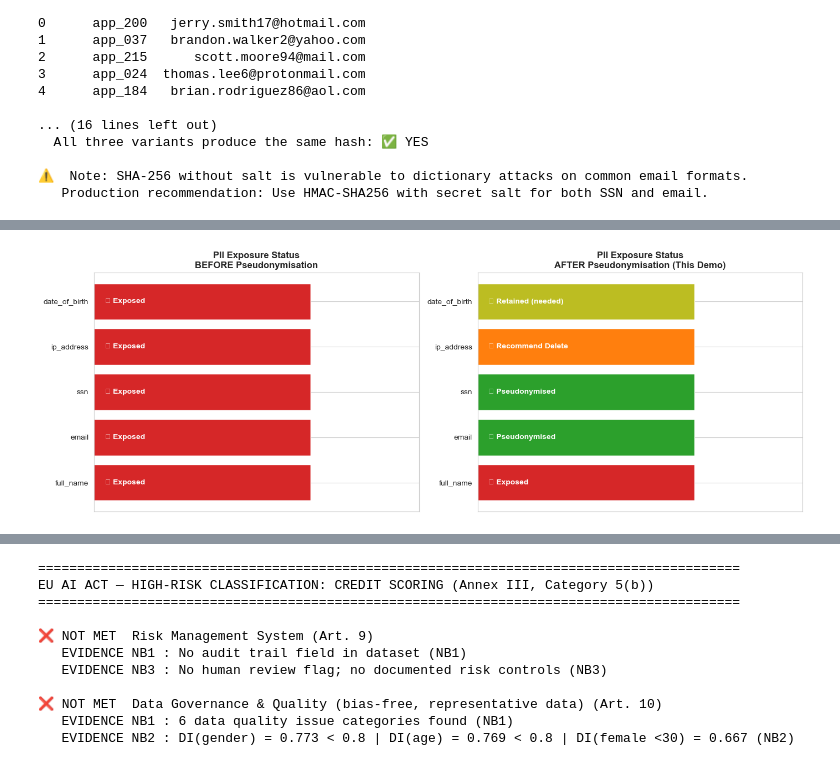
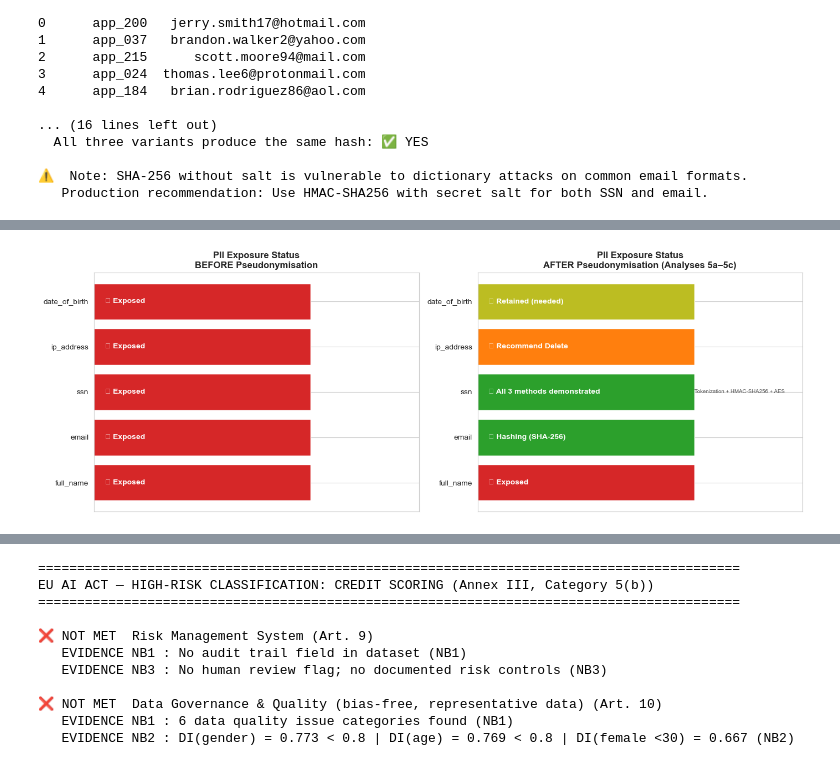
Before and after one commit to mariehenke73606/DEGO-2606---TXC_12, a Jupyter notebook: notebooks/03 - privacy - demo.ipynb, the cells around one changed output, grey strips where cells are left out. Saved outputs shown, nothing was run; the diff lists cells and outputs as text; code cells hidden in the pictures.

```diff
--- a/notebooks/03 - privacy - demo.ipynb
+++ b/notebooks/03 - privacy - demo.ipynb
@@ -1015,45 +1284,53 @@ Before vs After (first 5 records):
 fig, axes = plt.subplots(1, 2, figsize=(14, 5))
 
 # --- Left: Fields before pseudonymisation (exposure status) ---
 all_pii_fields  = ['full_name', 'email', 'ssn', 'ip_address', 'date_of_birth']
 exposure_before = ['🔴 Exposed'] * 5
 exposure_after  = [
-    '🔴 Exposed',    # full_name — not pseudonymised in this demo
-    '✅ Pseudonymised',  # email
-    '✅ Pseudonymised',  # ssn
-    '🟠 Recommend Delete',  # ip_address
-    '🟡 Retained (needed)',  # date_of_birth
+    '🔴 Exposed',                        # full_name (not pseudonymised in this demo)
+    '✅ Hashing (SHA-256)',               # email (Analysis 5b)
+    '✅ All 3 methods demonstrated',      # ssn (Analysis 5a + 5c)
+    '🟠 Recommend Delete',               # ip_address
+    '🟡 Retained (needed)',              # date_of_birth
 ]
 
 color_map = {
-    '🔴 Exposed':           '#d62728',
-    '✅ Pseudonymised':     '#2ca02c',
-    '🟠 Recommend Delete':  '#ff7f0e',
-    '🟡 Retained (needed)': '#bcbd22',
+    '🔴 Exposed':                       '#d62728',
+    '✅ Hashing (SHA-256)':             '#2ca02c',
+    '✅ All 3 methods demonstrated':    '#2ca02c',
+    '🟠 Recommend Delete':              '#ff7f0e',
+    '🟡 Retained (needed)':            '#bcbd22',
 }
 
 # Before
-before_colors = [color_map[s] for s in exposure_before]
+before_colors = [color_map.get(s, '#d62728') for s in exposure_before]
 axes[0].barh(all_pii_fields, [1]*5, color=before_colors, edgecolor='white')
 axes[0].set_xlim(0, 1.5)
 axes[0].set_title('PII Exposure Status\nBEFORE Pseudonymisation', fontsize=12, fontweight='bold')
 axes[0].set_xticks([])
 for i, s in enumerate(exposure_before):
     axes[0].text(0.05, i, s, va='center', color='white', fontsize=10, fontweight='bold')
 
 # After
 after_colors = [color_map[s] for s in exposure_after]
 axes[1].barh(all_pii_fields, [1]*5, color=after_colors, edgecolor='white')
 axes[1].set_xlim(0, 1.5)
-axes[1].set_title('PII Exposure Status\nAFTER Pseudonymisation (This Demo)', fontsize=12, fontweight='bold')
+axes[1].set_title('PII Exposure Status\nAFTER Pseudonymisation (Analyses 5a–5c)', fontsize=12, fontweight='bold')
 axes[1].set_xticks([])
 for i, s in enumerate(exposure_after):
     axes[1].text(0.05, i, s, va='center', color='white', fontsize=10, fontweight='bold')
 
+# Add annotation for SSN showing all three methods
+axes[1].annotate(
+    'Tokenization + HMAC-SHA256 + AES',
+    xy=(1.0, 2), fontsize=7, color='#555555',
+    ha='left', va='center'
+)
+
 plt.tight_layout()
 plt.show()
 # %% [output]
-[figure, old version]
+[figure, new version]
 # %% [markdown]
 ### Analysis 5: Results and Findings
 
```
Also changed, not shown: parts of 17 cells of this notebook.
